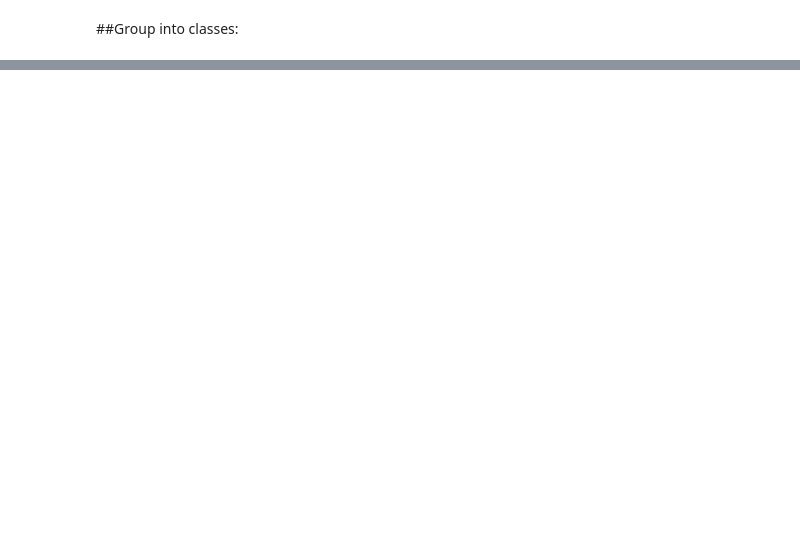
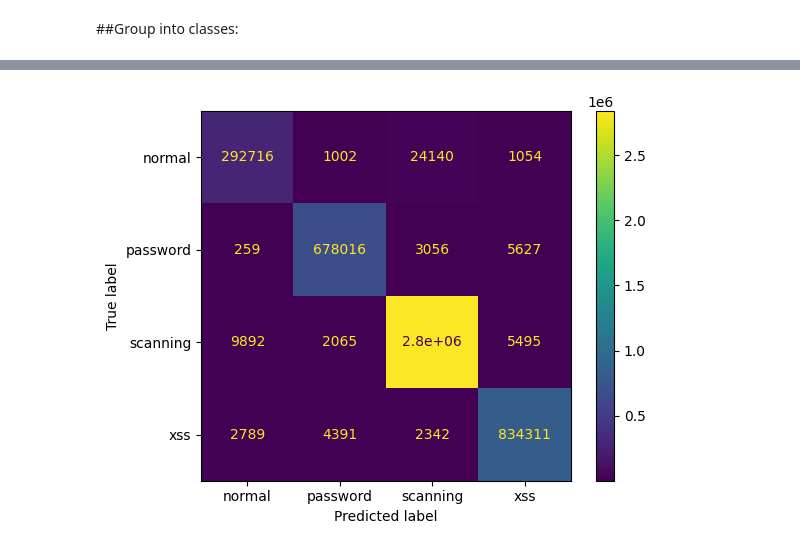
Before and after one commit to TrueSalmonKing/IoT2023-NTC, a Jupyter notebook: Network_Security_Network_Traffic_Classifier.ipynb, the cells around one changed output, grey strips where cells are left out. Saved outputs shown, nothing was run; the diff lists cells and outputs as text; code cells hidden in the pictures; blank space fills up the shorter version.

```diff
--- a/Network_Security_Network_Traffic_Classifier.ipynb
+++ b/Network_Security_Network_Traffic_Classifier.ipynb
@@ -277,0 +231,32 @@ Malicious     0  1973958    0
+# %%
+from sklearn.model_selection import train_test_split
+from sklearn.linear_model import SGDClassifier
+import random
+import numpy
+
+#####################################################################
+#                       Splitting the dataset                       #
+#####################################################################
+
+X_train, X_test, Y_train, Y_test = train_test_split(features, labels, test_size=0.4, random_state=42)
+#X_train, X_test, Y_train, Y_test = train_test_split(X_aggregated, Y_aggregated, test_size=0.4, random_state=42)
+# %%
+from sklearn.svm import LinearSVC
+
+from sklearn.metrics import accuracy_score, classification_report
+from sklearn.preprocessing import OneHotEncoder
+
+#####################################################################
+#                       Training the classifier                     #
+#####################################################################
+
+enc = OneHotEncoder(handle_unknown='ignore')
+X_train = enc.fit_transform(X=X_train)
+X_test = enc.transform(X=X_test)
+
+clf = LinearSVC(random_state=42, C=1e-5)
+clf.fit(X_train, Y_train)
+Y_pred = clf.predict(X_test)
+
+print(f"Classifier Accuracy: {accuracy_score(Y_test, Y_pred)}\n")
+print(f"Classification Report:\n {classification_report(Y_test, Y_pred)}\n")
@@ -277,0 +277,11 @@ Malicious     0  1973958    0
+# %%
+from sklearn.metrics import confusion_matrix, ConfusionMatrixDisplay
+import matplotlib.pyplot as plt
+
+cm = confusion_matrix(Y_test, Y_pred, labels=clf.classes_)
+disp = ConfusionMatrixDisplay(confusion_matrix=cm,
+                              display_labels=clf.classes_)
+disp.plot()
+plt.show()
+# %% [output]
+[figure, added]
```
Also changed, not shown: parts of 22 cells of this notebook.
